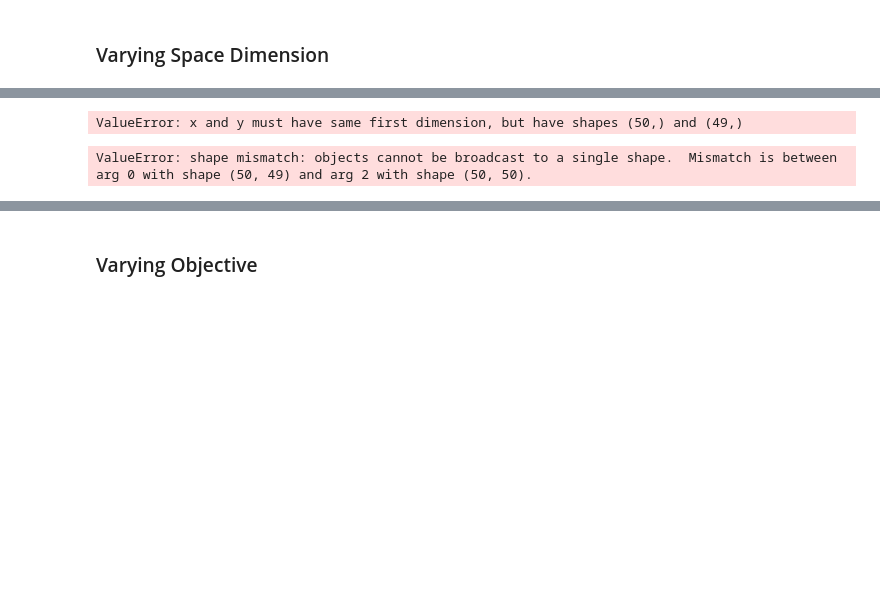
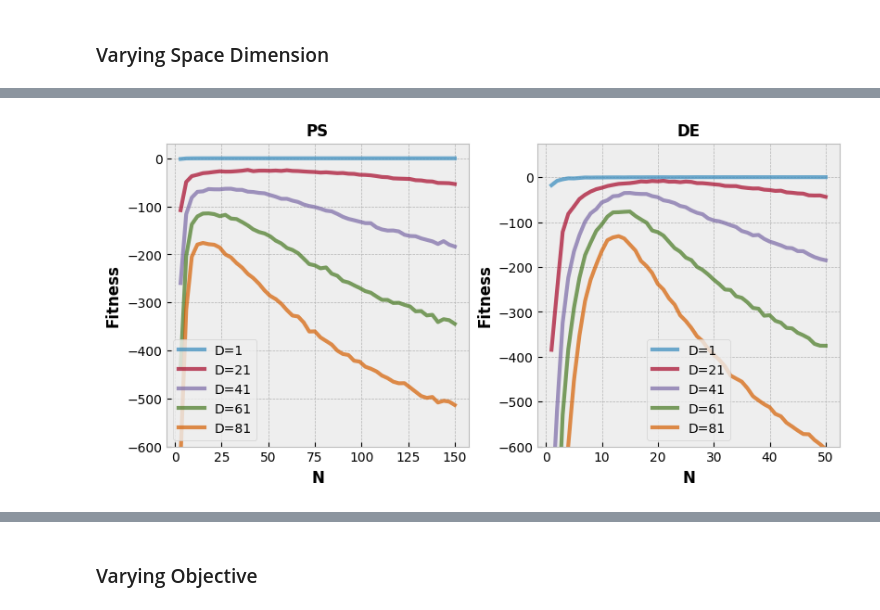
Before and after one commit to mantasu/nat2324, a Jupyter notebook: notebooks/problem1.ipynb, the cells around one changed output, grey strips where cells are left out. Saved outputs shown, nothing was run; the diff lists cells and outputs as text; code cells hidden in the pictures; blank space fills up the shorter version.

```diff
--- a/notebooks/problem1.ipynb
+++ b/notebooks/problem1.ipynb
@@ -210,23 +198,13 @@ visualize_optimization_experiments(
 # %%
+# Visualize fitness vs N for multiple D
 visualize_optimization_experiments(
-    xs={'N': experiment_setup_ps['N']},
-    ys={"PSO": ps[:, ::10, 0], "DE": de[:, ::10, 0]},
-    curve_labels=[f"D={d}" for d in list(experiment_setup_ps["D"])[::10]],
+    xs={"N_PS": ps_n, "N_DE": de_n},
+    ys={"PS": ps_s[:, ::10, 0], "DE": de_s[:, ::10, 0]},
+    curve_labels=[f"D={d}" for d in ps_d[::10]],
     labels="Fitness",
-    is_reverse=True,
-    filepath="../experiments/problem1/plots/fitness_vs_N_(D)_[PSO,DE].png",
+    ylim=(-600, None),
+    ignore_suffix_x=True,
+    filepath="../experiments/problem1/plots/n_vs_d_2.png",
 )
 # %% [output]
-ValueError: x and y must have same first dimension, but have shapes (50,) and (49,)
+[figure, added]
-# %%
-visualize_optimization_experiments(
-    xs={'N1': experiment_setup_ps['N'], 'N2': experiment_setup_de['N']},
-    ys={'D1': experiment_setup_ps['D'], 'D2': experiment_setup_de['D']},
-    zs={"PSO": ps, "DE": de},
-    labels="Fitness",
-    elev=30,
-    azim=120,
-    filepath="../experiments/problem1/plots/fitness_N_vs_D_[PSO,DE].png",
-)
-# %% [output]
-ValueError: shape mismatch: objects cannot be broadcast to a single shape.  Mismatch is between arg 0 with shape (50, 49) and arg 2 with shape (50, 50).
```
Also changed, not shown: parts of 46 cells of this notebook, 4 other files.
